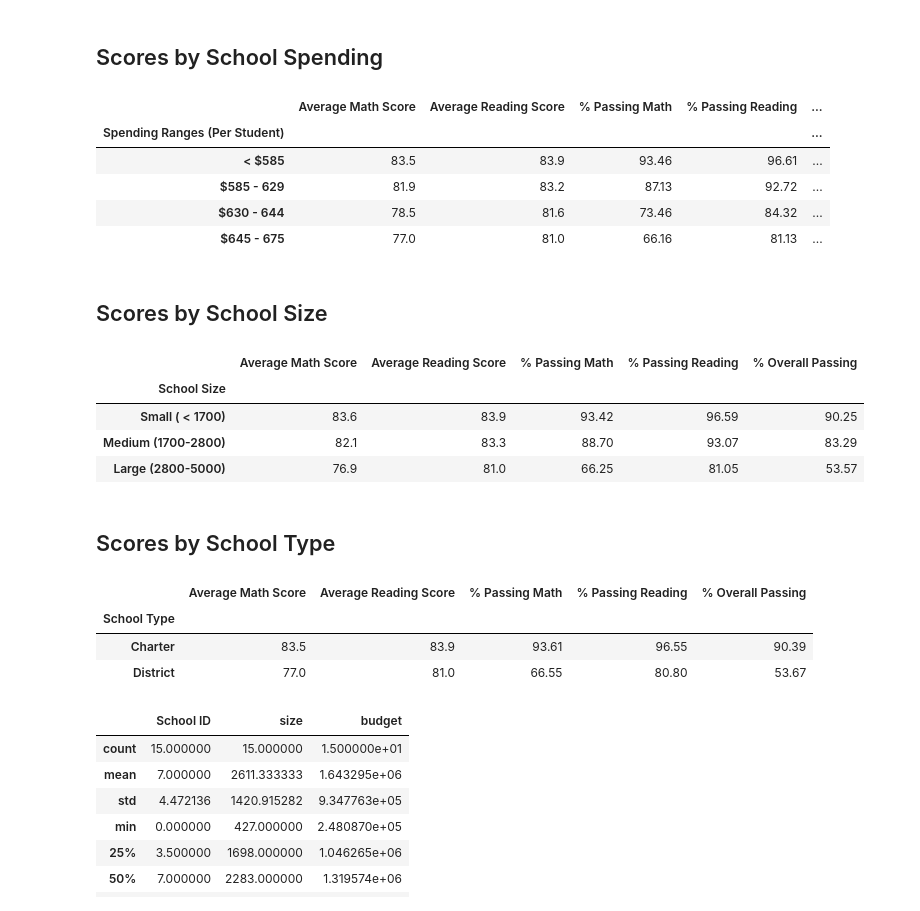
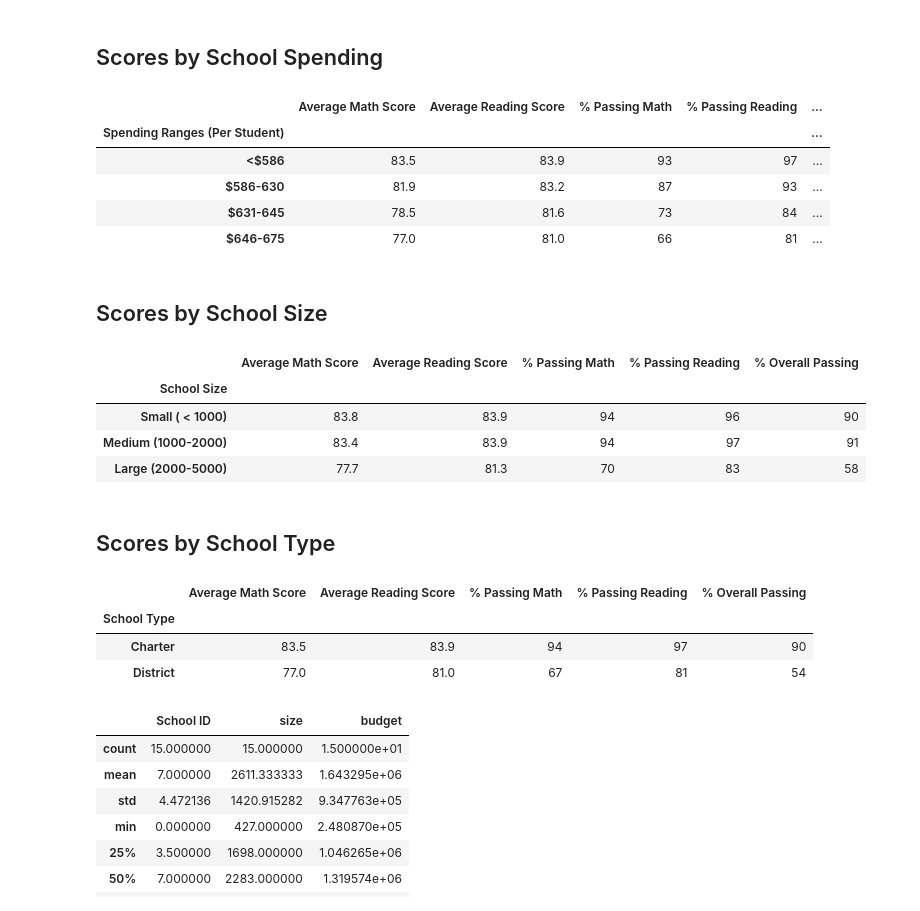
Before and after one commit to sharof17/School_District_Analysis, a Jupyter notebook: PyCitySchools_Challenge.ipynb, the cells around one changed output. Saved outputs shown, nothing was run; the diff lists cells and outputs as text; code cells hidden in the pictures.

```diff
--- a/PyCitySchools_Challenge.ipynb
+++ b/PyCitySchools_Challenge.ipynb
@@ -379,7 +396,7 @@ reading_score_grade
 # %%
 # Establish the spending bins and group names.
 spending_bins = [0, 585, 630, 645, 675]
-group_names = ["< $585", "$585 - 629", "$630 - 644", "$645 - 675"]
+group_names = ["<$586", "$586-630", "$631-645", "$646-675"]
 
 # Categorize spending based on the bins.
 per_school_summary_df["Spending Ranges (Per Student)"] = pd.cut(per_school_capita, spending_bins, labels=group_names)
@@ -402,23 +419,23 @@ spending_summary_df = pd.DataFrame({
 # Format the DataFrame
 spending_summary_df["Average Math Score"] = spending_summary_df["Average Math Score"].map("{:.1f}".format)
 spending_summary_df["Average Reading Score"] = spending_summary_df["Average Reading Score"].map("{:.1f}".format)
-spending_summary_df["% Passing Math"] = spending_summary_df["% Passing Math"].map("{:.2f}".format)
-spending_summary_df["% Passing Reading"] = spending_summary_df["% Passing Reading"].map("{:.2f}".format)
-spending_summary_df["% Overall Passing"] = spending_summary_df["% Overall Passing"].map("{:.2f}".format)
+spending_summary_df["% Passing Math"] = spending_summary_df["% Passing Math"].map("{:.0f}".format)
+spending_summary_df["% Passing Reading"] = spending_summary_df["% Passing Reading"].map("{:.0f}".format)
+spending_summary_df["% Overall Passing"] = spending_summary_df["% Overall Passing"].map("{:.0f}".format)
 spending_summary_df
 # %% [output]
 |  | Average Math Score | Average Reading Score | % Passing Math | % Passing Reading | ... |
 | Spending Ranges (Per Student) |  |  |  |  | ... |
-| < $585 | 83.5 | 83.9 | 93.46 | 96.61 | ... |
-| $585 - 629 | 81.9 | 83.2 | 87.13 | 92.72 | ... |
-| $630 - 644 | 78.5 | 81.6 | 73.46 | 84.32 | ... |
-| $645 - 675 | 77.0 | 81.0 | 66.16 | 81.13 | ... |
+| <$586 | 83.5 | 83.9 | 93 | 97 | ... |
+| $586-630 | 81.9 | 83.2 | 87 | 93 | ... |
+| $631-645 | 78.5 | 81.6 | 73 | 84 | ... |
+| $646-675 | 77.0 | 81.0 | 66 | 81 | ... |
 # %% [markdown]
 ## Scores by School Size
 # %%
 # Establish the bins.
-size_bins = [0, 1700, 2800, 5000]
-group_names_1 = ["Small ( < 1700)", "Medium (1700-2800)", "Large (2800-5000)"]
+size_bins = [0, 1000, 2000, 5000]
+group_names_1 = ["Small ( < 1000)", "Medium (1000-2000)", "Large (2000-5000)"]
 # Categorize spending based on the bins.
 per_school_summary_df["School Size"] = pd.cut(per_school_counts, size_bins, labels = group_names_1)
 # %%
@@ -440,17 +457,17 @@ size_summary_df = pd.DataFrame({
 # %%
 # Format the DataFrame
 size_summary_df["Average Math Score"] = size_summary_df["Average Math Score"].map("{:.1f}".format)
 size_summary_df["Average Reading Score"] = size_summary_df["Average Reading Score"].map("{:.1f}".format)
-size_summary_df["% Passing Math"] = size_summary_df["% Passing Math"].map("{:.2f}".format)
-size_summary_df["% Passing Reading"] = size_summary_df["% Passing Reading"].map("{:.2f}".format)
-size_summary_df["% Overall Passing"] = size_summary_df["% Overall Passing"].map("{:.2f}".format)
+size_summary_df["% Passing Math"] = size_summary_df["% Passing Math"].map("{:.0f}".format)
+size_summary_df["% Passing Reading"] = size_summary_df["% Passing Reading"].map("{:.0f}".format)
+size_summary_df["% Overall Passing"] = size_summary_df["% Overall Passing"].map("{:.0f}".format)
 size_summary_df
 # %% [output]
 |  | Average Math Score | Average Reading Score | % Passing Math | % Passing Reading | % Overall Passing |
 | School Size |  |  |  |  |  |
-| Small ( < 1700) | 83.6 | 83.9 | 93.42 | 96.59 | 90.25 |
-| Medium (1700-2800) | 82.1 | 83.3 | 88.70 | 93.07 | 83.29 |
-| Large (2800-5000) | 76.9 | 81.0 | 66.25 | 81.05 | 53.57 |
+| Small ( < 1000) | 83.8 | 83.9 | 94 | 96 | 90 |
+| Medium (1000-2000) | 83.4 | 83.9 | 94 | 97 | 91 |
+| Large (2000-5000) | 77.7 | 81.3 | 70 | 83 | 58 |
 # %% [markdown]
 ## Scores by School Type
 # %%
@@ -473,15 +490,15 @@ type_summary_df = pd.DataFrame({
 # # Format the DataFrame
 type_summary_df["Average Math Score"] = type_summary_df["Average Math Score"].map("{:.1f}".format)
 type_summary_df["Average Reading Score"] = type_summary_df["Average Reading Score"].map("{:.1f}".format)
-type_summary_df["% Passing Math"] = type_summary_df["% Passing Math"].map("{:.2f}".format)
-type_summary_df["% Passing Reading"] = type_summary_df["% Passing Reading"].map("{:.2f}".format)
-type_summary_df["% Overall Passing"] = type_summary_df["% Overall Passing"].map("{:.2f}".format)
+type_summary_df["% Passing Math"] = type_summary_df["% Passing Math"].map("{:.0f}".format)
+type_summary_df["% Passing Reading"] = type_summary_df["% Passing Reading"].map("{:.0f}".format)
+type_summary_df["% Overall Passing"] = type_summary_df["% Overall Passing"].map("{:.0f}".format)
 type_summary_df
 # %% [output]
 |  | Average Math Score | Average Reading Score | % Passing Math | % Passing Reading | % Overall Passing |
 | School Type |  |  |  |  |  |
-| Charter | 83.5 | 83.9 | 93.61 | 96.55 | 90.39 |
-| District | 77.0 | 81.0 | 66.55 | 80.80 | 53.67 |
+| Charter | 83.5 | 83.9 | 94 | 97 | 90 |
+| District | 77.0 | 81.0 | 67 | 81 | 54 |
 # %%
 # Add the Pandas dependency.
 import pandas as pd
```
Also changed, not shown: parts of 11 cells of this notebook, 15 other files.
